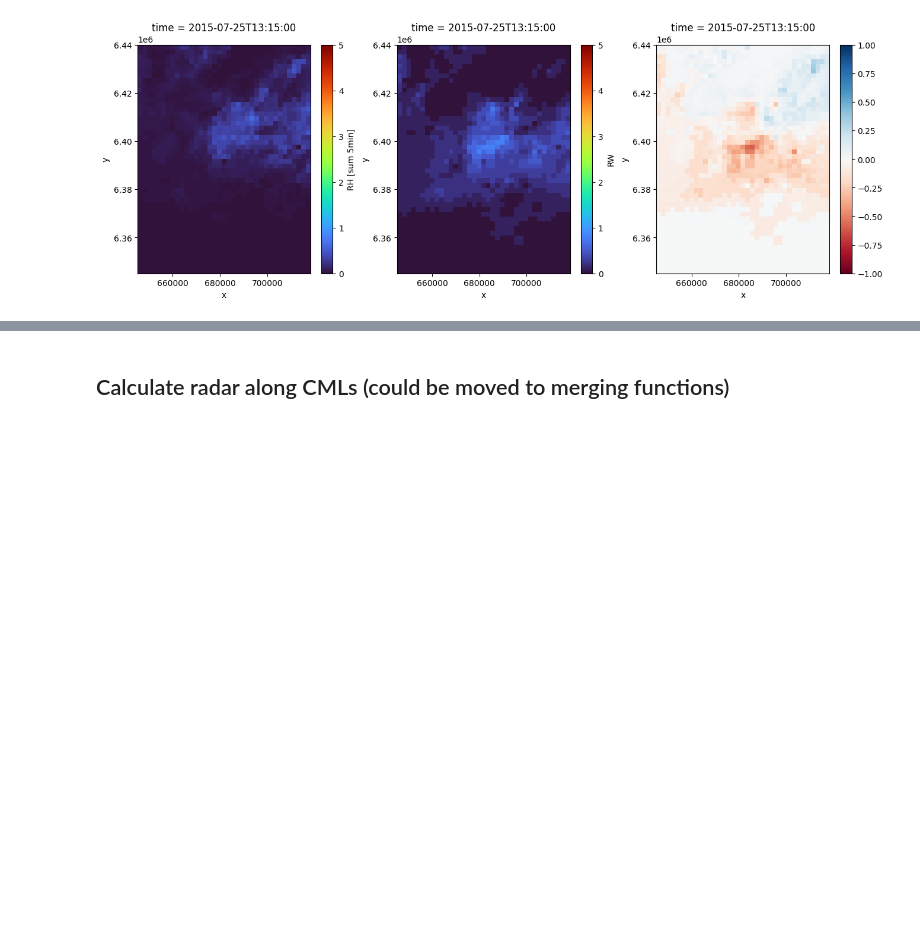
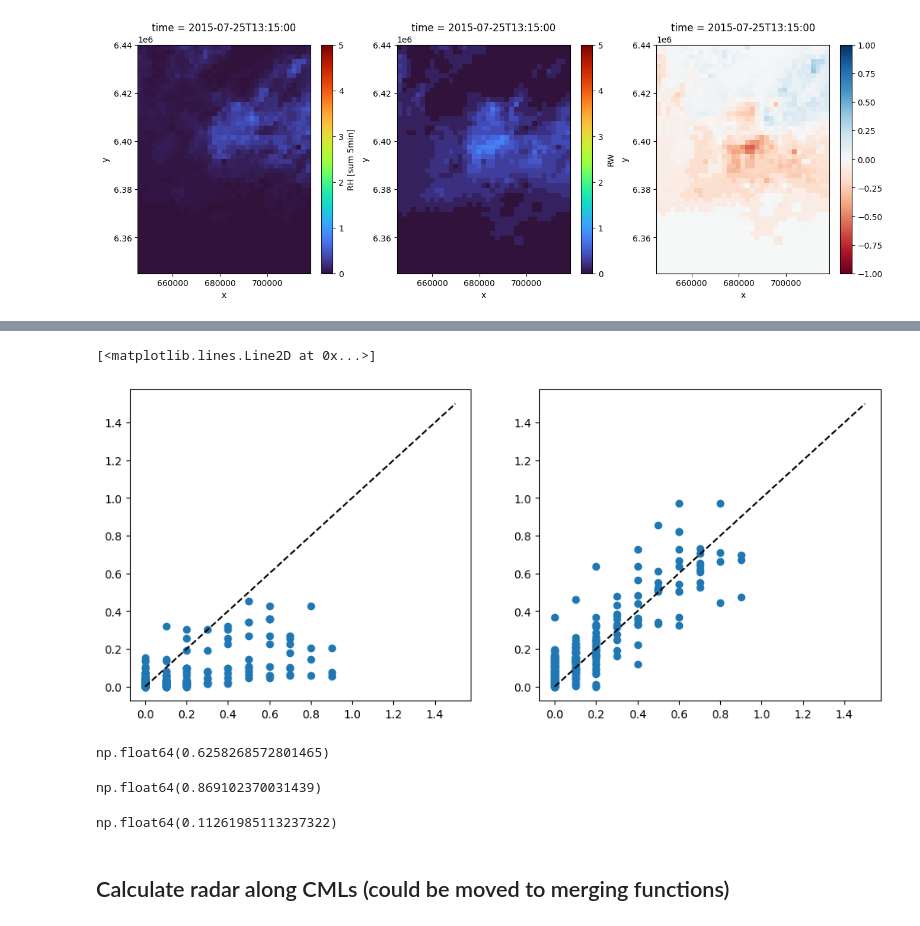
Before and after one commit to OpenSenseAction/mergeplg, a Jupyter notebook: docs/notebooks/openMRG_case_RADOLAN.ipynb, the cells around one changed output, grey strips where cells are left out. Cells and saved outputs as stored; diff of their text form; code cells hidden in the pictures; blank space fills up the shorter version.

```diff
--- a/docs/notebooks/openMRG_case_RADOLAN.ipynb
+++ b/docs/notebooks/openMRG_case_RADOLAN.ipynb
@@ -179,3 +226,39 @@ for t in ds_radolan.time.data[5:10]:
+# %%
+fig, axs = plt.subplots(1, 2, figsize=(12, 5))
+
+axs[0].scatter(
+    ds_gauges.rainfall_amount,
+    radar_at_gauges,
+)
+
+axs[1].scatter(
+    ds_gauges.rainfall_amount,
+    RW_at_gauges,
+)
+
+axs[0].plot([0, 1.5], [0, 1.5], "k--")
+axs[1].plot([0, 1.5], [0, 1.5], "k--")
+# %% [output]
+[<matplotlib.lines.Line2D at 0x...>]
+[figure, added]
+# %%
+np.corrcoef(ds_gauges.rainfall_amount.data.flatten(), radar_at_gauges.data.flatten())[
+    0, 1
+]
+# %% [output]
+np.float64(0.6258268572801465)
+# %%
+np.corrcoef(ds_gauges.rainfall_amount.data.flatten(), RW_at_gauges.data.flatten())[0, 1]
+# %% [output]
+np.float64(0.869102370031439)
+# %%
+np.sqrt(
+    np.mean(
+        (ds_gauges.rainfall_amount.data.flatten() - RW_at_gauges.data.flatten()) ** 2
+    )
+)
+# %% [output]
+np.float64(0.11261985113237322)
 # %% [markdown]
 ## Calculate radar along CMLs (could be moved to merging functions)
 # %%
```
Also changed, not shown: parts of 4 cells of this notebook.
